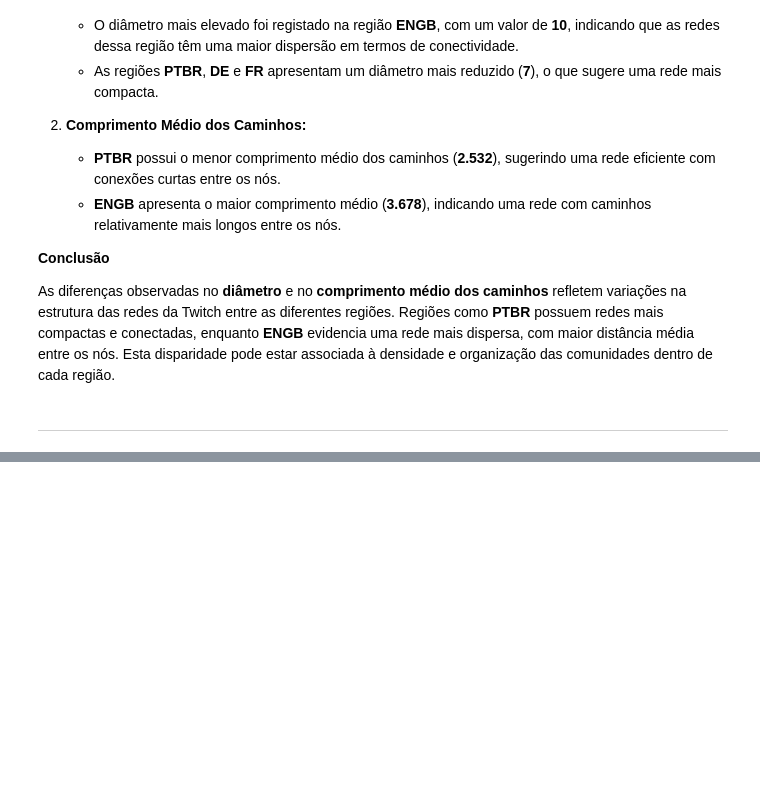
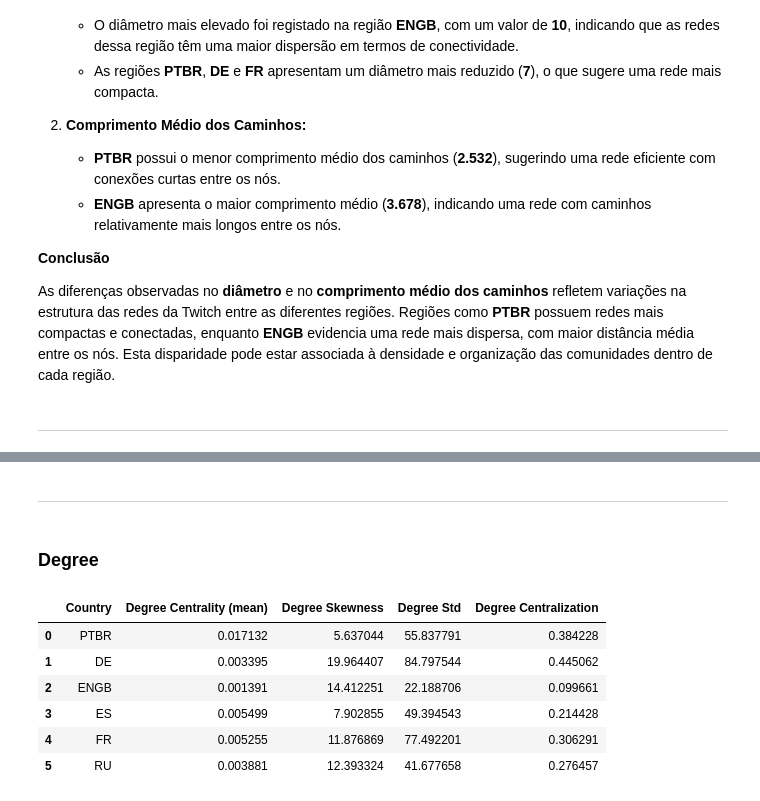
Before and after one commit to Vullkano/ARA, a Jupyter notebook: Projeto/Twitch/notebooks/1.SeeAllRegion.ipynb, the cells around one changed output, grey strips where cells are left out. Drawn from its saved outputs; the diff is of its cells as text; code cells hidden in the pictures; blank space fills up the shorter version.

```diff
--- a/Projeto/Twitch/notebooks/1.SeeAllRegion.ipynb
+++ b/Projeto/Twitch/notebooks/1.SeeAllRegion.ipynb
@@ -230,0 +311,14 @@ As diferenças observadas no **diâmetro** e no **comprimento médio dos caminho
+# %% [markdown]
+---
+# %% [markdown]
+### Degree
+# %%
+df[["Country", "Degree Centrality (mean)", "Degree Skewness", "Degree Std", "Degree Centralization"]]
+# %% [output]
+|  | Country | Degree Centrality (mean) | Degree Skewness | Degree Std | Degree Centralization |
+| 0 | PTBR | 0.017132 | 5.637044 | 55.837791 | 0.384228 |
+| 1 | DE | 0.003395 | 19.964407 | 84.797544 | 0.445062 |
+| 2 | ENGB | 0.001391 | 14.412251 | 22.188706 | 0.099661 |
+| 3 | ES | 0.005499 | 7.902855 | 49.394543 | 0.214428 |
+| 4 | FR | 0.005255 | 11.876869 | 77.492201 | 0.306291 |
+| 5 | RU | 0.003881 | 12.393324 | 41.677658 | 0.276457 |
```
Also changed, not shown: parts of 17 cells of this notebook, 5 other files.
